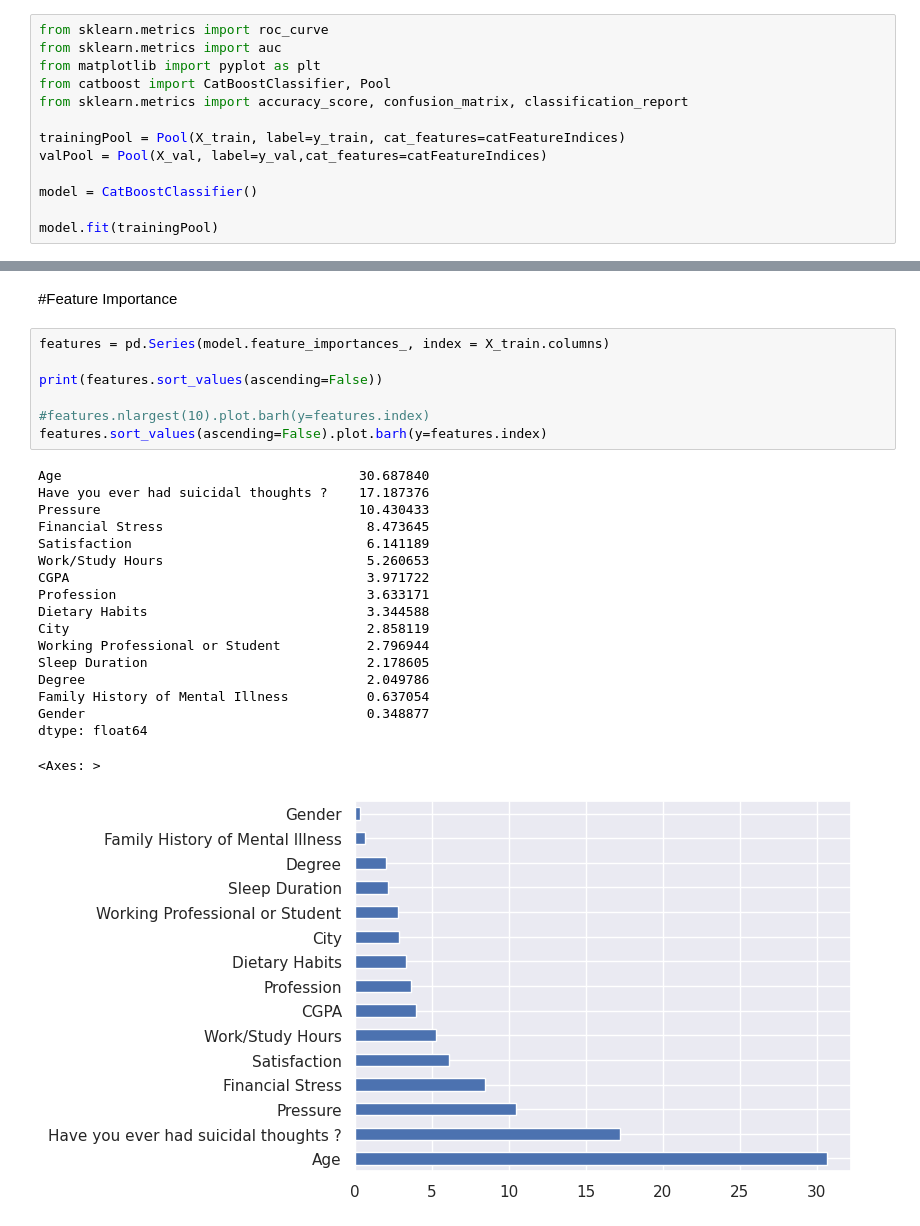
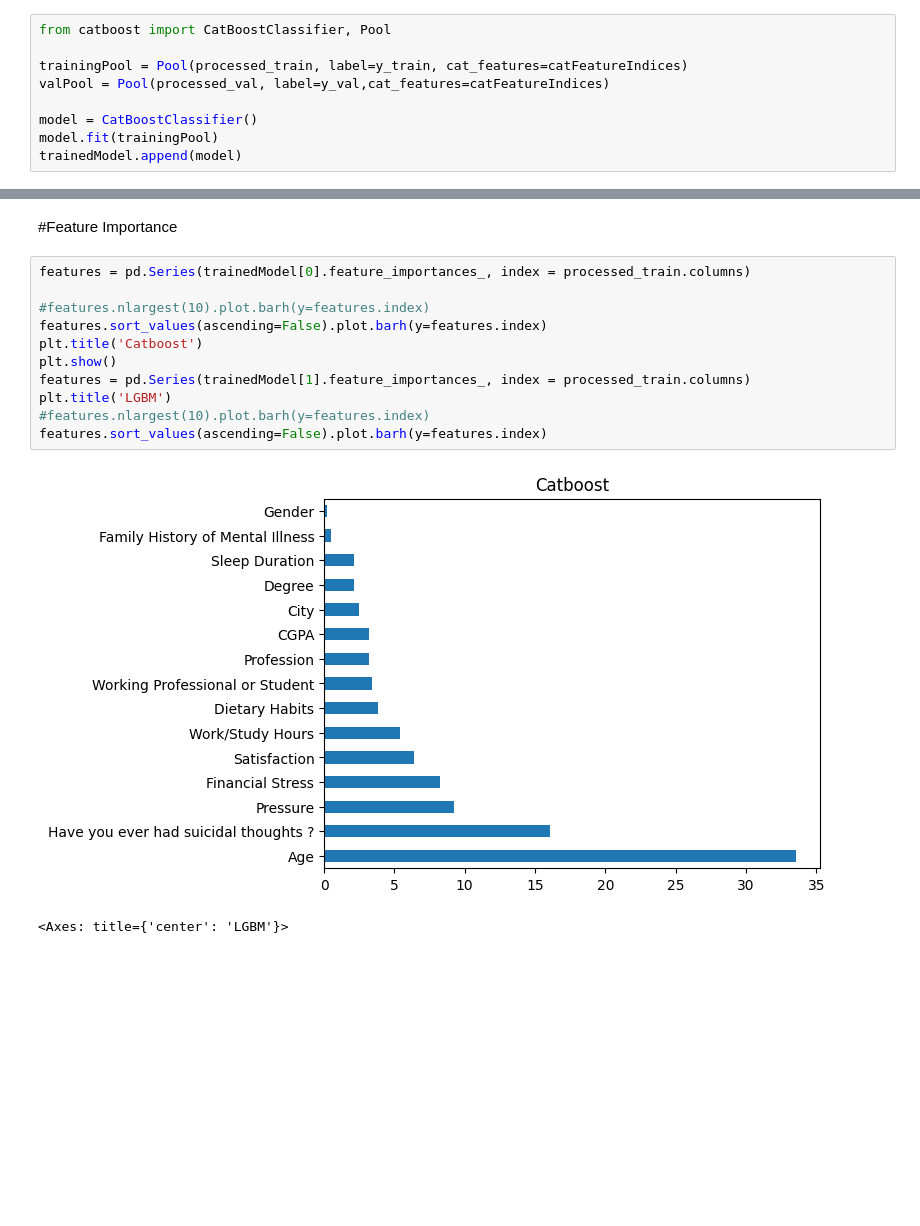
Before and after one commit to alamurm/pixelTest, a Jupyter notebook: case_study/MentalHealthExploring/MentalHealth_ML_PixelTest.ipynb, the cells around one changed output, grey strips where cells are left out. Drawn from its saved outputs; the diff is of its cells as text; blank space fills up the shorter version.

```diff
--- a/case_study/MentalHealthExploring/MentalHealth_ML_PixelTest.ipynb
+++ b/case_study/MentalHealthExploring/MentalHealth_ML_PixelTest.ipynb
@@ -249,13 +333,9 @@ catFeatureIndices = [X_train.columns.get_loc(col) for col in CAT_FEATURES]
 # %%
-from sklearn.metrics import roc_curve
-from sklearn.metrics import auc
-from matplotlib import pyplot as plt
 from catboost import CatBoostClassifier, Pool
-from sklearn.metrics import accuracy_score, confusion_matrix, classification_report
 
-trainingPool = Pool(X_train, label=y_train, cat_features=catFeatureIndices)
-valPool = Pool(X_val, label=y_val,cat_features=catFeatureIndices)
+trainingPool = Pool(processed_train, label=y_train, cat_features=catFeatureIndices)
+valPool = Pool(processed_val, label=y_val,cat_features=catFeatureIndices)
 
 model = CatBoostClassifier()
-
 model.fit(trainingPool)
+trainedModel.append(model)
@@ -461,28 +585,16 @@ submission.to_csv('result.csv',index= False)
 # %% [markdown]
 #Feature Importance
 # %%
-features = pd.Series(model.feature_importances_, index = X_train.columns)
-
-print(features.sort_values(ascending=False))
+features = pd.Series(trainedModel[0].feature_importances_, index = processed_train.columns)
 
 #features.nlargest(10).plot.barh(y=features.index)
 features.sort_values(ascending=False).plot.barh(y=features.index)
+plt.title('Catboost')
+plt.show()
+features = pd.Series(trainedModel[1].feature_importances_, index = processed_train.columns)
+plt.title('LGBM')
+#features.nlargest(10).plot.barh(y=features.index)
+features.sort_values(ascending=False).plot.barh(y=features.index)
 # %% [output]
+[figure, new version]
-Age                                      30.687840
-Have you ever had suicidal thoughts ?    17.187376
-Pressure                                 10.430433
-Financial Stress                          8.473645
-Satisfaction                              6.141189
-Work/Study Hours                          5.260653
-CGPA                                      3.971722
-Profession                                3.633171
-Dietary Habits                            3.344588
-City                                      2.858119
-Working Professional or Student           2.796944
-Sleep Duration                            2.178605
-Degree                                    2.049786
-Family History of Mental Illness          0.637054
-Gender                                    0.348877
-dtype: float64
+<Axes: title={'center': 'LGBM'}>
-<Axes: >
-[figure, old version]
```
Also changed, not shown: parts of 33 cells of this notebook, 6 other files.
